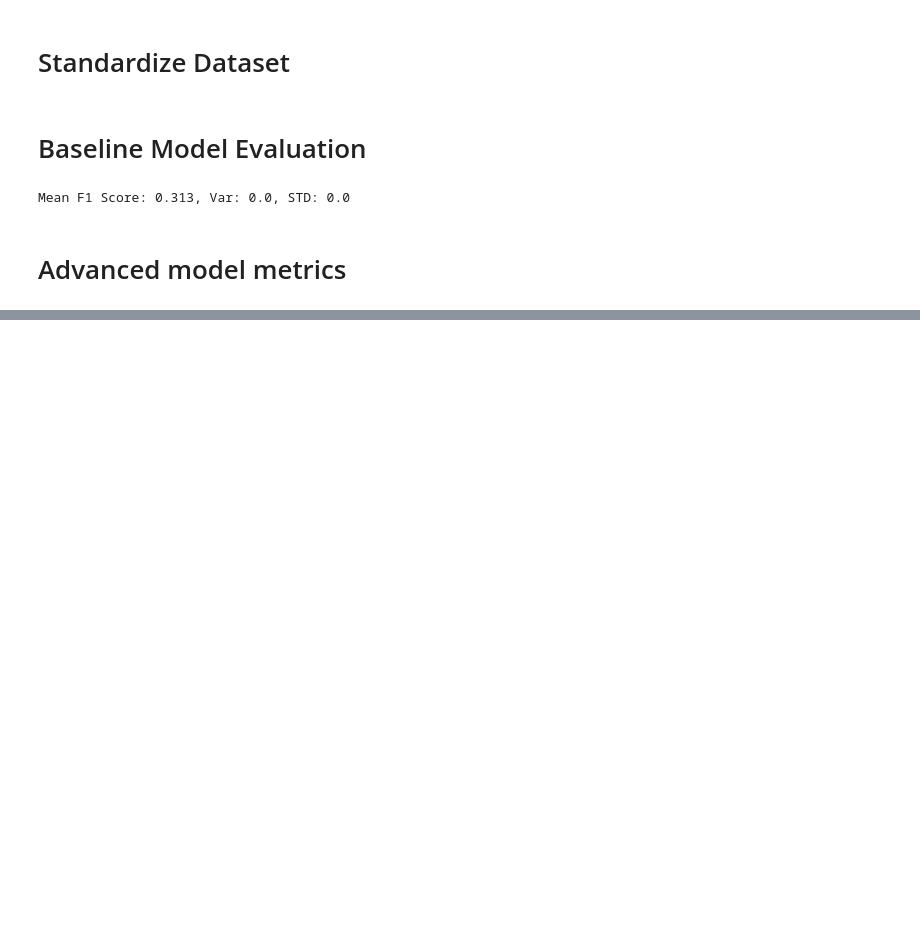
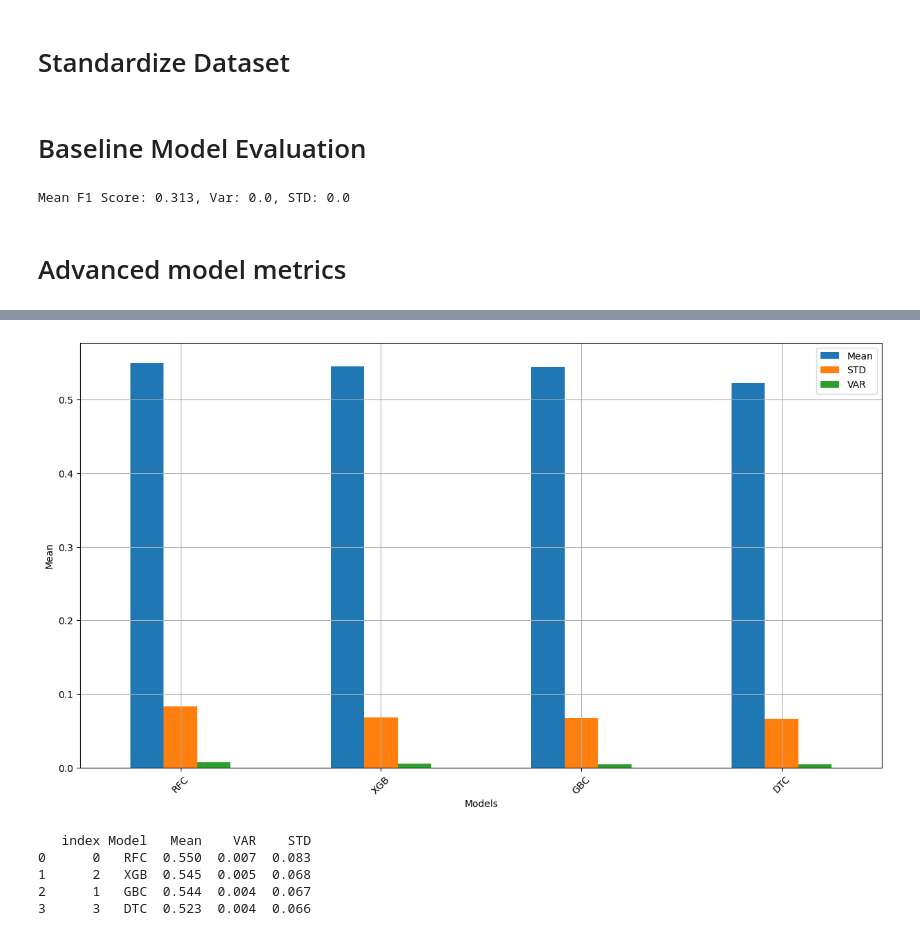
Before and after one commit to MaukanMir/Hotel-Sentiment-Analysis-Two-, a Jupyter notebook: training.ipynb, the cells around one changed output, grey strips where cells are left out. Saved outputs shown, nothing was run; the diff lists cells and outputs as text; code cells hidden in the pictures; blank space fills up the shorter version.

```diff
--- a/training.ipynb
+++ b/training.ipynb
@@ -225,13 +240,16 @@ Mean F1 Score: 0.313, Var: 0.0, STD: 0.0
 # %%
-model_names = [
+model_names =[
   "RFC",
   "GBC",
   "XGB",
-  "DTC",
-  "LR",
-  "SVC",
-  "KNN"
+  "DTC"
 ]
 models = grab_selected_models(model_names)
-
 tested_selected_models(model_names, models, X_processed, y)
+# %% [output]
+[figure, added]
+   index Model   Mean    VAR    STD
+0      0   RFC  0.550  0.007  0.083
+1      2   XGB  0.545  0.005  0.068
+2      1   GBC  0.544  0.004  0.067
+3      3   DTC  0.523  0.004  0.066
```
Also changed, not shown: parts of 3 cells of this notebook.
